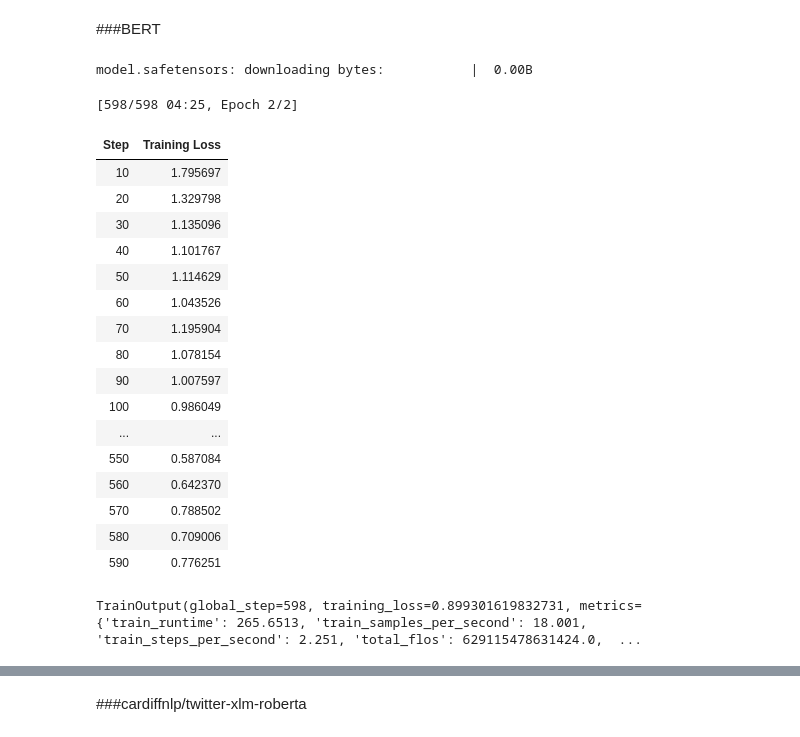
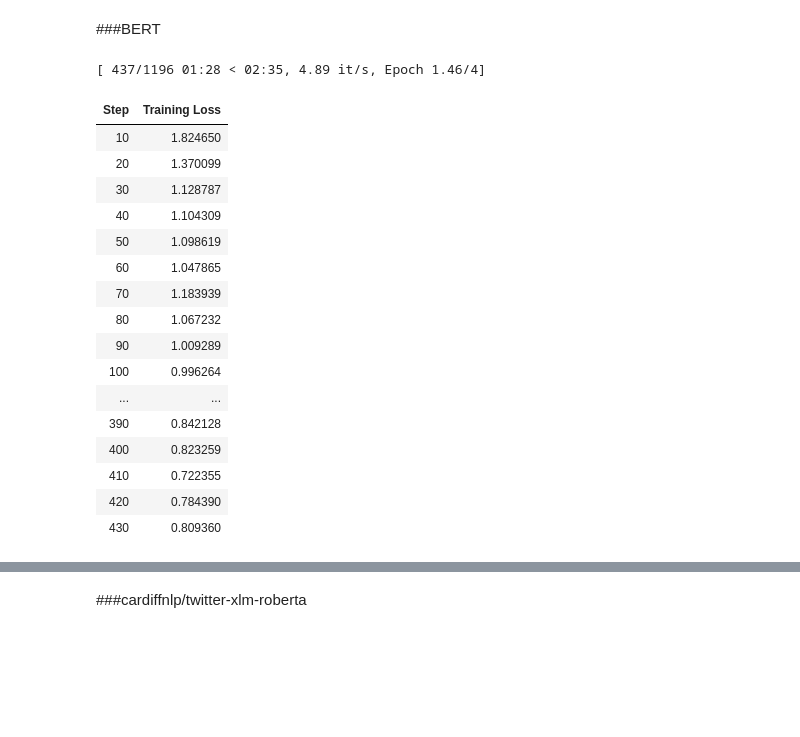
Before and after one commit to Sayak-coder/HateSpeech-detection, a Jupyter notebook: Subtask_(B)_Hate_Speech_Classification.ipynb, the cells around one changed output, grey strips where cells are left out. Cells and saved outputs as stored; diff of their text form; code cells hidden in the pictures; blank space fills up the shorter version.

```diff
--- a/Subtask_(B)_Hate_Speech_Classification.ipynb
+++ b/Subtask_(B)_Hate_Speech_Classification.ipynb
@@ -53,6 +53,7 @@ X = list(df['yt_comment'])
 y = df['hate_speech'].map({'no':0, 'yes_explicit':1, 'yes_implicit':2}).tolist()
 # %%
 X_train,X_test,y_train,y_test = train_test_split(X,y,test_size=0.2,random_state=45)
+X_val,X_test,y_val,y_test = train_test_split(X_test,y_test,test_size=0.5,random_state=45)
 # %%
 !pip install transformers
 # %% [output]
@@ -194,8 +188,9 @@ model_name = "nlptown/bert-base-multilingual-uncased-sentiment"
 
 tokenizer = AutoTokenizer.from_pretrained(model_name)
 # %%
-train_encodings = tokenizer(X_train, truncation= True, padding=True, max_length=256)
-test_encodings = tokenizer(X_test, truncation= True, padding=True, max_length=256)
+train_encodings = tokenizer(X_train, truncation= True, padding=True, max_length=128)
+val_encodings = tokenizer(X_val, truncation= True, padding=True, max_length=128)
+test_encodings = tokenizer(X_test, truncation= True, padding=True, max_length=128)
 # %%
 import torch
 
@@ -213,13 +208,14 @@ class TextDataset(torch.utils.data.Dataset):
         return len(self.labels)
 
 train_dataset = TextDataset(train_encodings, y_train)
+val_dataset = TextDataset(val_encodings, y_val)
 test_dataset = TextDataset(test_encodings, y_test)
 # %%
 from transformers import AutoModelForSequenceClassification,Trainer,TrainingArguments
 
 training_args = TrainingArguments(
     output_dir="./results",
-    num_train_epochs=2,
+    num_train_epochs=4,
     per_device_train_batch_size=8,
     per_device_eval_batch_size=16,
     warmup_steps=60,
@@ -229,34 +225,32 @@ training_args = TrainingArguments(
 # %%
 from transformers import Trainer, TrainingArguments, AutoModelForSequenceClassification
 
 model = AutoModelForSequenceClassification.from_pretrained(model_name).to(device)
 
 trainer_BERT = Trainer(
     model=model,
     args=training_args,
     train_dataset=train_dataset,
-    eval_dataset=test_dataset,
+    eval_dataset=val_dataset,
 )
 
 trainer_BERT.train()
 # %% [output]
-model.safetensors: downloading bytes:           |  0.00B
+[ 437/1196 01:28 < 02:35, 4.89 it/s, Epoch 1.46/4]
-[598/598 04:25, Epoch 2/2]
 | Step | Training Loss |
-| 10 | 1.795697 |
-| 20 | 1.329798 |
-| 30 | 1.135096 |
-| 40 | 1.101767 |
-| 50 | 1.114629 |
-| 60 | 1.043526 |
-| 70 | 1.195904 |
-| 80 | 1.078154 |
-| 90 | 1.007597 |
-| 100 | 0.986049 |
+| 10 | 1.824650 |
+| 20 | 1.370099 |
+| 30 | 1.128787 |
+| 40 | 1.104309 |
+| 50 | 1.098619 |
+| 60 | 1.047865 |
+| 70 | 1.183939 |
+| 80 | 1.067232 |
+| 90 | 1.009289 |
+| 100 | 0.996264 |
 | ... | ... |
-| 550 | 0.587084 |
-| 560 | 0.642370 |
-| 570 | 0.788502 |
-| 580 | 0.709006 |
-| 590 | 0.776251 |
+| 390 | 0.842128 |
+| 400 | 0.823259 |
+| 410 | 0.722355 |
+| 420 | 0.784390 |
+| 430 | 0.809360 |
-TrainOutput(global_step=598, training_loss=0.899301619832731, metrics={'train_runtime': 265.6513, 'train_samples_per_second': 18.001, 'train_steps_per_second': 2.251, 'total_flos': 629115478631424.0,  ...
```
Also changed, not shown: parts of 28 cells of this notebook.
